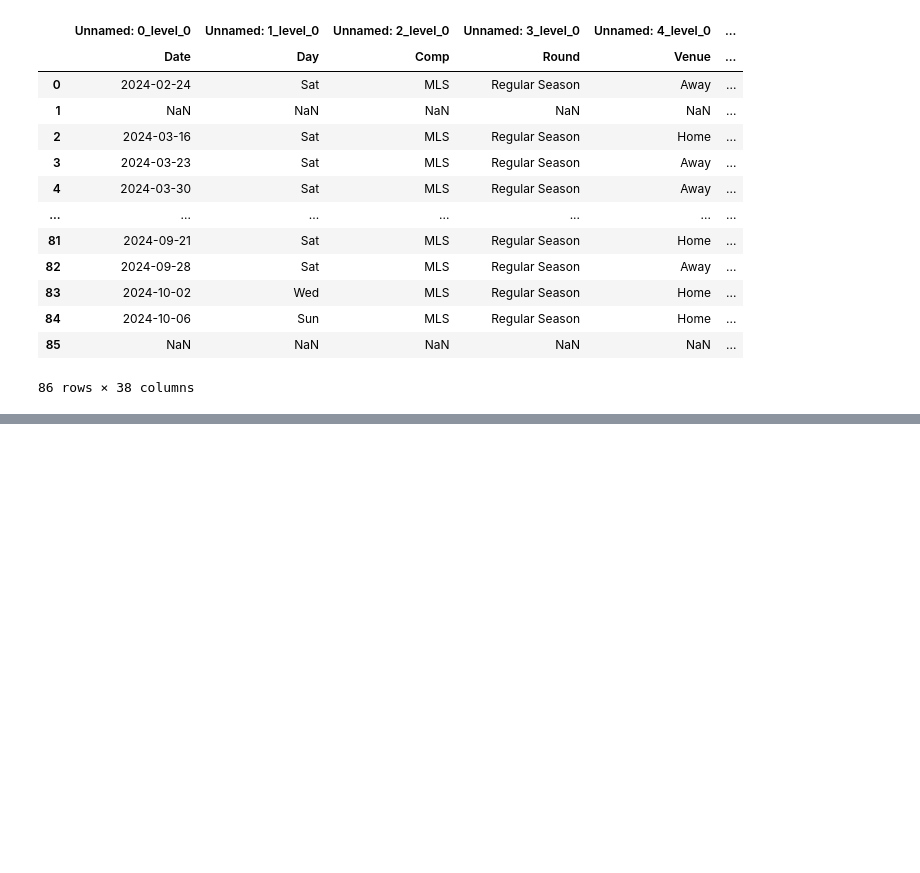
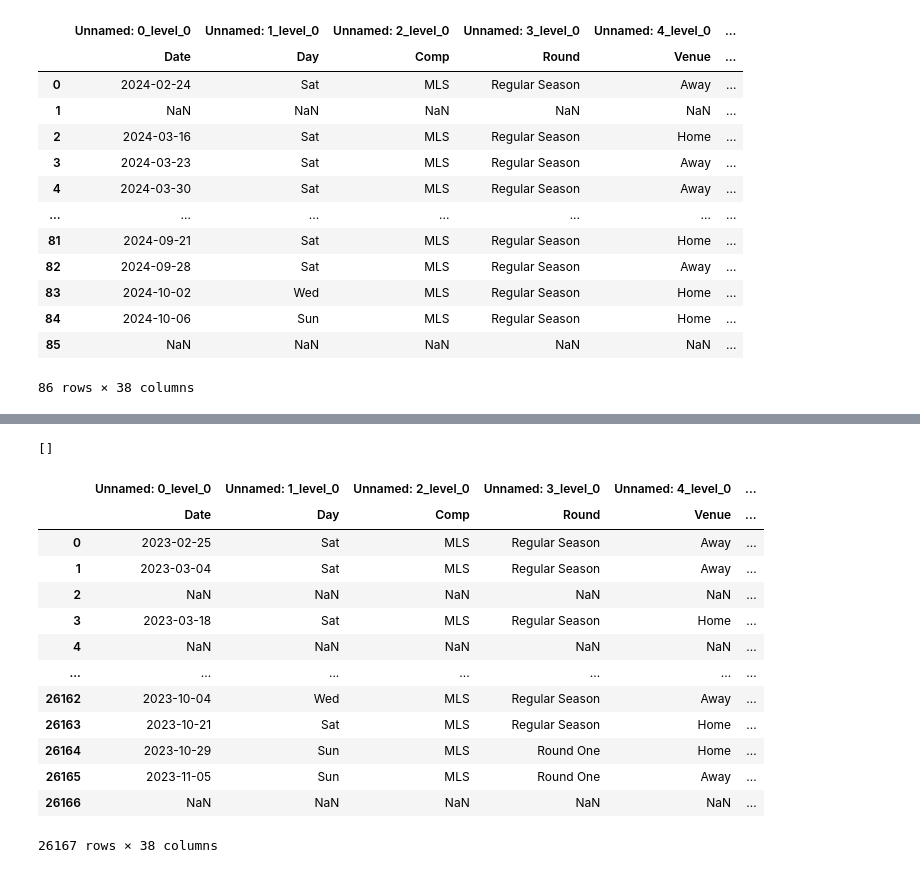
Before and after one commit to cmluna2913/FutbolMatchPrediction, a Jupyter notebook: notebooks/data_extraction.ipynb, the cells around one changed output, grey strips where cells are left out. Cells and saved outputs as stored; diff of their text form; code cells hidden in the pictures; blank space fills up the shorter version.

```diff
--- a/notebooks/data_extraction.ipynb
+++ b/notebooks/data_extraction.ipynb
@@ -250,0 +284,8 @@ player_data_df.to_csv(output/'all_player_data_v2.csv')
+# %%
+all_players_2023 = pd.read_excel(config['paths']['all_players_2023'])
+wb = openpyxl.load_workbook(config['paths']['all_players_2023'])
+sheets = wb.sheetnames
+ws = wb[sheets[0]]
+
+all_players_2023['stat_link'] = [ws.cell(row=i+2, column=37).hyperlink.target for i in range(all_players_2023.shape[0])]
+all_players_2023[['Player', 'stat_link']].to_csv(mls_2023/'player_links.csv')
@@ -250,0 +298,23 @@ player_data_df.to_csv(output/'all_player_data_v2.csv')
+# %%
+player_data_2023_df = pd.DataFrame()
+i = 0
+failed_links = []
+for player_url in list(all_players_2023['stat_link'].value_counts().keys()):
+    time.sleep(random.randint(7,10))
+    print(f"\r{float(i/826)}")
+    try:
+        player_data = get_html_data(player_url)
+        # get all tables in the html
+        tables = player_data.findAll('table')
+
+        # create dfs for each table and append each one to a list
+        table_dfs = []
+        for table in tables:
+            table_dfs.append(pd.read_html(StringIO(str(table)))[0])
+        table_dfs[0]['player'] = player_url
+        player_data_2023_df = pd.concat([player_data_2023_df, table_dfs[0]],ignore_index=True)
+        i+=1
+    except:
+        print(f"Could not get player data for {player_url}")
+        failed_links.append(player_url)
+        i+=1
@@ -250,0 +339,21 @@ player_data_df.to_csv(output/'all_player_data_v2.csv')
+# %%
+failed_links
+# %% [output]
+[]
+# %%
+player_data_2023_df
+# %% [output]
+|  | Unnamed: 0_level_0 | Unnamed: 1_level_0 | Unnamed: 2_level_0 | Unnamed: 3_level_0 | Unnamed: 4_level_0 | ... |
+|  | Date | Day | Comp | Round | Venue | ... |
+| 0 | 2023-02-25 | Sat | MLS | Regular Season | Away | ... |
+| 1 | 2023-03-04 | Sat | MLS | Regular Season | Away | ... |
+| 2 | NaN | NaN | NaN | NaN | NaN | ... |
+| 3 | 2023-03-18 | Sat | MLS | Regular Season | Home | ... |
+| 4 | NaN | NaN | NaN | NaN | NaN | ... |
+| ... | ... | ... | ... | ... | ... | ... |
+| 26162 | 2023-10-04 | Wed | MLS | Regular Season | Away | ... |
+| 26163 | 2023-10-21 | Sat | MLS | Regular Season | Home | ... |
+| 26164 | 2023-10-29 | Sun | MLS | Round One | Home | ... |
+| 26165 | 2023-11-05 | Sun | MLS | Round One | Away | ... |
+| 26166 | NaN | NaN | NaN | NaN | NaN | ... |
+26167 rows × 38 columns
```
Also changed, not shown: parts of 11 cells of this notebook.
